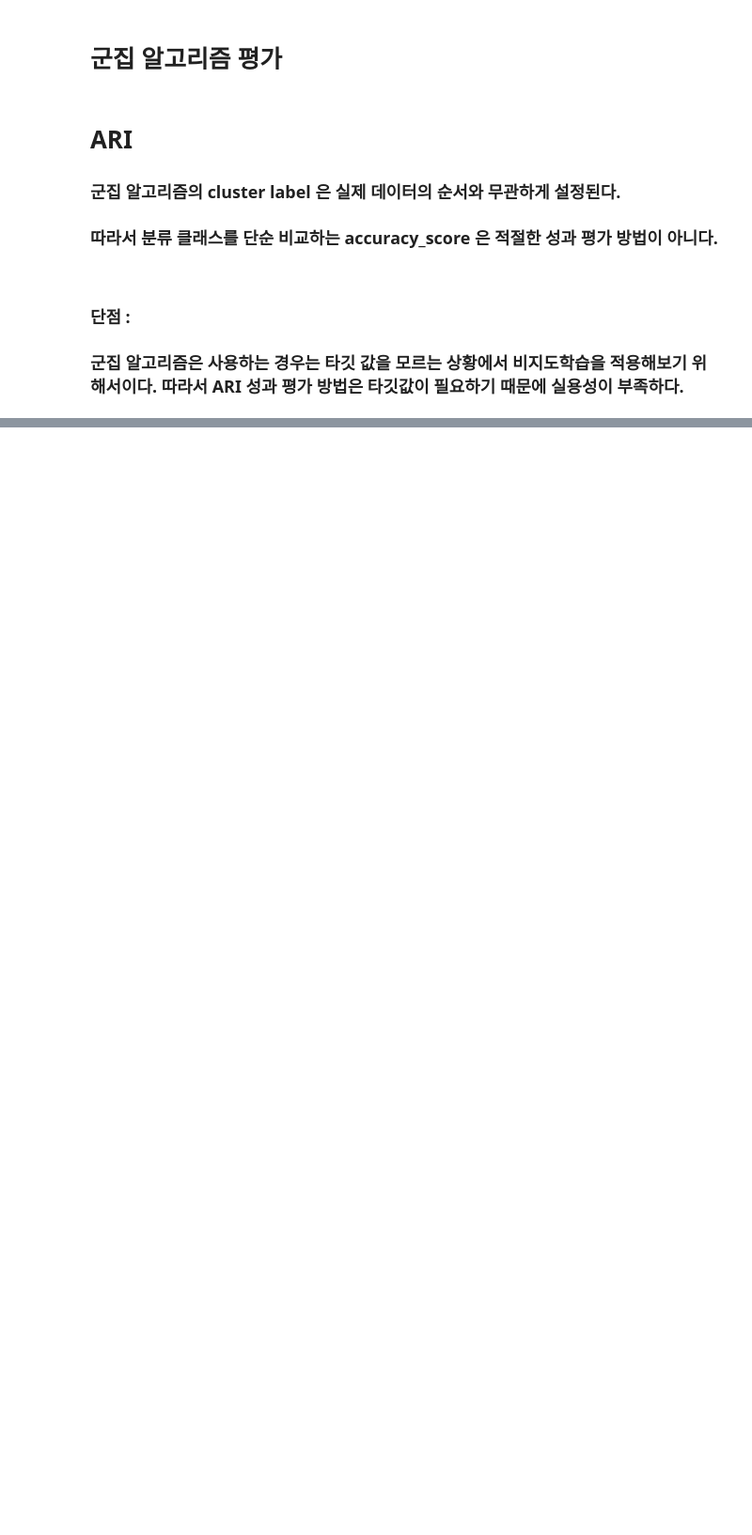
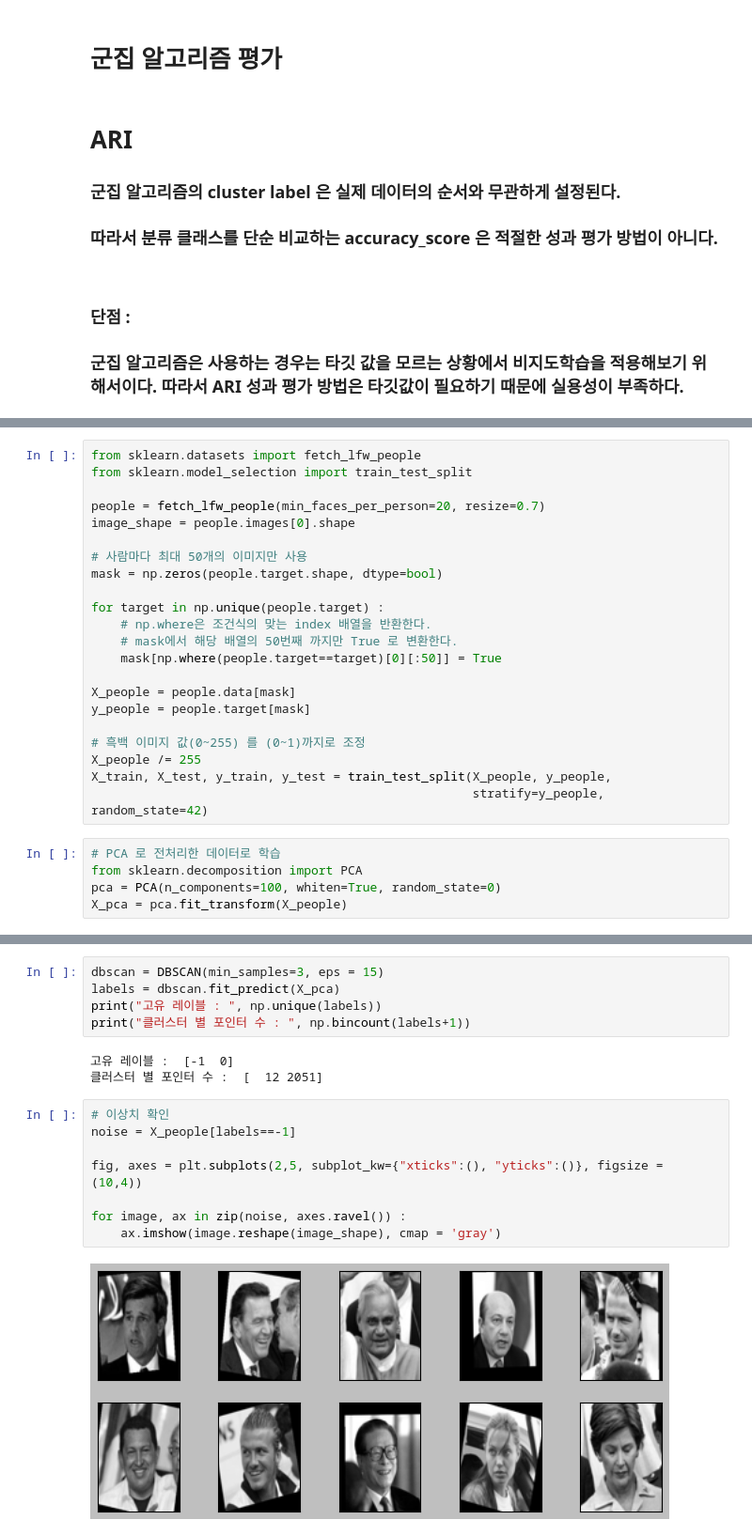
Before and after one commit to Hosung-Ahn/IntroducingML, a Jupyter notebook: Chapter3-Unsupervised_Learning/군집2.ipynb, the cells around one changed output, grey strips where cells are left out. Shown at 94% size. Drawn from its saved outputs; the diff is of its cells as text; blank space fills up the shorter version.

Commit message:
얼굴 데이터 셋으로 군집 알고리즘 비교하기 - DBSCAN

```diff
--- a/Chapter3-Unsupervised_Learning/군집2.ipynb
+++ b/Chapter3-Unsupervised_Learning/군집2.ipynb
@@ -155,0 +158,27 @@ for ax, algorithm in zip(axes[1:], algorithms) :
+# %%
+from sklearn.datasets import fetch_lfw_people
+from sklearn.model_selection import train_test_split
+
+people = fetch_lfw_people(min_faces_per_person=20, resize=0.7)
+image_shape = people.images[0].shape
+
+# 사람마다 최대 50개의 이미지만 사용
+mask = np.zeros(people.target.shape, dtype=bool)
+
+for target in np.unique(people.target) :
+    # np.where은 조건식의 맞는 index 배열을 반환한다.
+    # mask에서 해당 배열의 50번째 까지만 True 로 변환한다.
+    mask[np.where(people.target==target)[0][:50]] = True
+
+X_people = people.data[mask]
+y_people = people.target[mask]
+
+# 흑백 이미지 값(0~255) 를 (0~1)까지로 조정
+X_people /= 255
+X_train, X_test, y_train, y_test = train_test_split(X_people, y_people,
+                                                    stratify=y_people, random_state=42)
+# %%
+# PCA 로 전처리한 데이터로 학습
+from sklearn.decomposition import PCA
+pca = PCA(n_components=100, whiten=True, random_state=0)
+X_pca = pca.fit_transform(X_people)
@@ -155,0 +208,18 @@ for ax, algorithm in zip(axes[1:], algorithms) :
+# %%
+dbscan = DBSCAN(min_samples=3, eps = 15)
+labels = dbscan.fit_predict(X_pca)
+print("고유 레이블 : ", np.unique(labels))
+print("클러스터 별 포인터 수 : ", np.bincount(labels+1))
+# %% [output]
+고유 레이블 :  [-1  0]
+클러스터 별 포인터 수 :  [  12 2051]
+# %%
+# 이상치 확인
+noise = X_people[labels==-1]
+
+fig, axes = plt.subplots(2,5, subplot_kw={"xticks":(), "yticks":()}, figsize = (10,4))
+
+for image, ax in zip(noise, axes.ravel()) :
+    ax.imshow(image.reshape(image_shape), cmap = 'gray')
+# %% [output]
+[figure, added]
```
Also changed, not shown: parts of 7 cells of this notebook.
